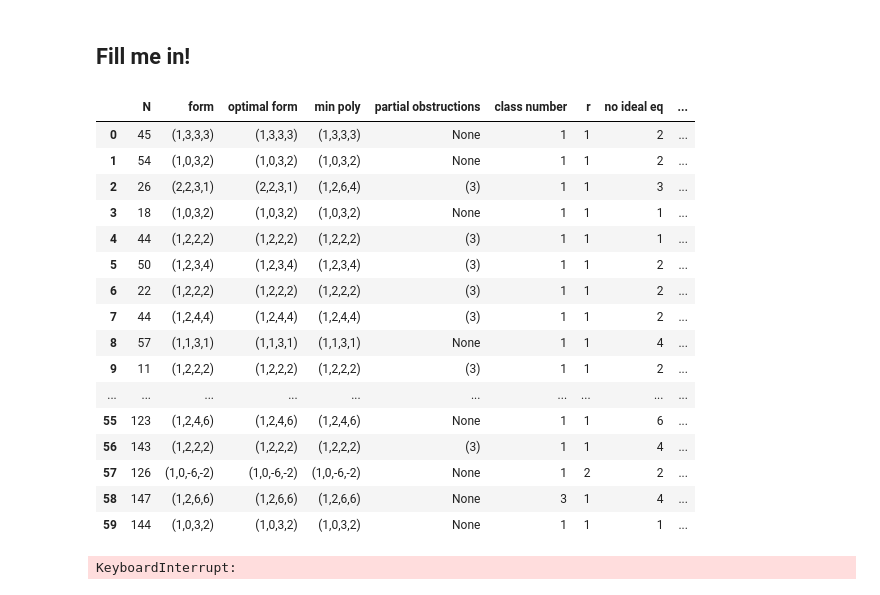
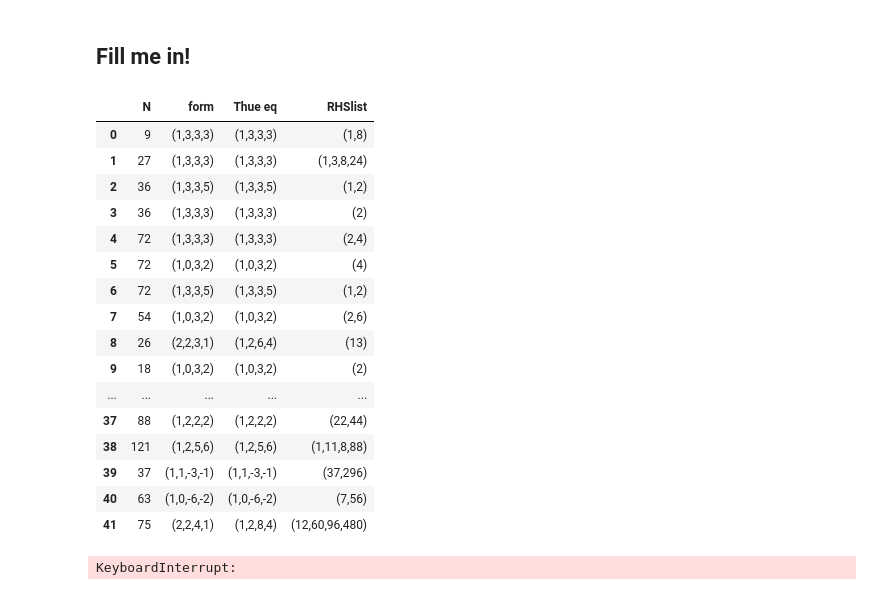
Before and after one commit to adelagherga/ThueMahler, a Jupyter notebook: Code/SUnitEqData.ipynb, the cells around one changed output. Drawn from its saved outputs; the diff is of its cells as text; code cells hidden in the pictures.

```diff
--- a/Code/SUnitEqData.ipynb
+++ b/Code/SUnitEqData.ipynb
@@ -3,26 +3,26 @@
 # %%
 import pandas as pd
 
-df = pd.read_csv('pytest.csv',index_col=False)
+df = pd.read_csv('test.csv',index_col=False)
 df
 # %% [output]
-|  | N | form | optimal form | min poly | partial obstructions | class number | r | no ideal eq | ... |
-| 0 | 45 | (1,3,3,3) | (1,3,3,3) | (1,3,3,3) | None | 1 | 1 | 2 | ... |
-| 1 | 54 | (1,0,3,2) | (1,0,3,2) | (1,0,3,2) | None | 1 | 1 | 2 | ... |
-| 2 | 26 | (2,2,3,1) | (2,2,3,1) | (1,2,6,4) | (3) | 1 | 1 | 3 | ... |
-| 3 | 18 | (1,0,3,2) | (1,0,3,2) | (1,0,3,2) | None | 1 | 1 | 1 | ... |
-| 4 | 44 | (1,2,2,2) | (1,2,2,2) | (1,2,2,2) | (3) | 1 | 1 | 1 | ... |
-| 5 | 50 | (1,2,3,4) | (1,2,3,4) | (1,2,3,4) | (3) | 1 | 1 | 2 | ... |
-| 6 | 22 | (1,2,2,2) | (1,2,2,2) | (1,2,2,2) | (3) | 1 | 1 | 2 | ... |
-| 7 | 44 | (1,2,4,4) | (1,2,4,4) | (1,2,4,4) | (3) | 1 | 1 | 2 | ... |
-| 8 | 57 | (1,1,3,1) | (1,1,3,1) | (1,1,3,1) | None | 1 | 1 | 4 | ... |
-| 9 | 11 | (1,2,2,2) | (1,2,2,2) | (1,2,2,2) | (3) | 1 | 1 | 2 | ... |
-| ... | ... | ... | ... | ... | ... | ... | ... | ... | ... |
-| 55 | 123 | (1,2,4,6) | (1,2,4,6) | (1,2,4,6) | None | 1 | 1 | 6 | ... |
-| 56 | 143 | (1,2,2,2) | (1,2,2,2) | (1,2,2,2) | (3) | 1 | 1 | 4 | ... |
-| 57 | 126 | (1,0,-6,-2) | (1,0,-6,-2) | (1,0,-6,-2) | None | 1 | 2 | 2 | ... |
-| 58 | 147 | (1,2,6,6) | (1,2,6,6) | (1,2,6,6) | None | 3 | 1 | 4 | ... |
-| 59 | 144 | (1,0,3,2) | (1,0,3,2) | (1,0,3,2) | None | 1 | 1 | 1 | ... |
+|  | N | form | Thue eq | RHSlist |
+| 0 | 9 | (1,3,3,3) | (1,3,3,3) | (1,8) |
+| 1 | 27 | (1,3,3,3) | (1,3,3,3) | (1,3,8,24) |
+| 2 | 36 | (1,3,3,5) | (1,3,3,5) | (1,2) |
+| 3 | 36 | (1,3,3,3) | (1,3,3,3) | (2) |
+| 4 | 72 | (1,3,3,3) | (1,3,3,3) | (2,4) |
+| 5 | 72 | (1,0,3,2) | (1,0,3,2) | (4) |
+| 6 | 72 | (1,3,3,5) | (1,3,3,5) | (1,2) |
+| 7 | 54 | (1,0,3,2) | (1,0,3,2) | (2,6) |
+| 8 | 26 | (2,2,3,1) | (1,2,6,4) | (13) |
+| 9 | 18 | (1,0,3,2) | (1,0,3,2) | (2) |
+| ... | ... | ... | ... | ... |
+| 37 | 88 | (1,2,2,2) | (1,2,2,2) | (22,44) |
+| 38 | 121 | (1,2,5,6) | (1,2,5,6) | (1,11,8,88) |
+| 39 | 37 | (1,1,-3,-1) | (1,1,-3,-1) | (37,296) |
+| 40 | 63 | (1,0,-6,-2) | (1,0,-6,-2) | (7,56) |
+| 41 | 75 | (2,2,4,1) | (1,2,8,4) | (12,60,96,480) |
 # %%
 # need to run this code seperately and generate a csv file (run remotely)
 # then in the interactive have it just load the csv file
```
Also changed, not shown: 3 other files.
